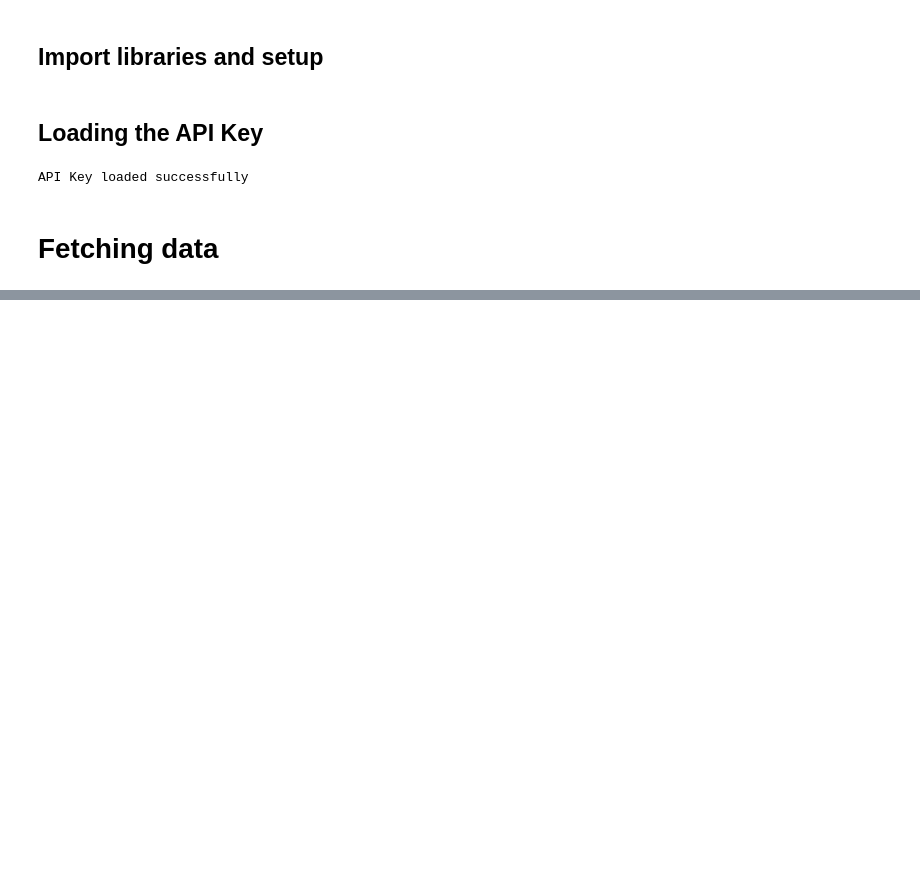
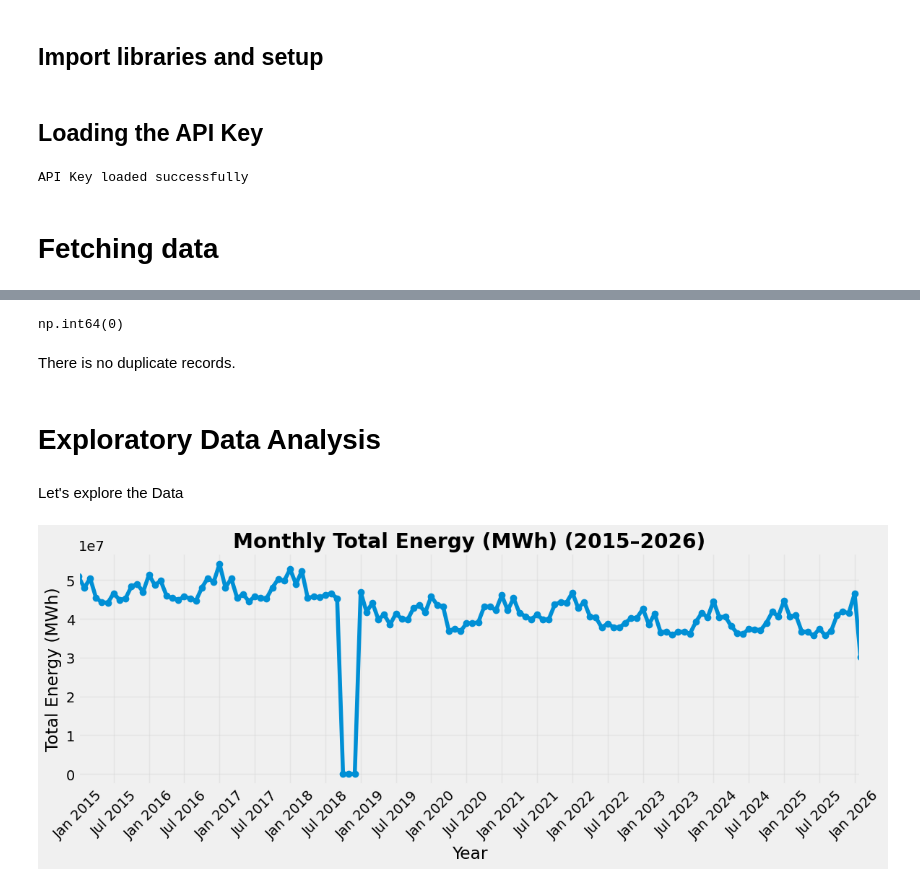
Before and after one commit to samithcsachi/grid-forecast, a Jupyter notebook: research/01_data_exploration.ipynb, the cells around one changed output, grey strips where cells are left out. Cells and saved outputs as stored; diff of their text form; code cells hidden in the pictures; blank space fills up the shorter version.

Commit message:
Updated Data Exploration

```diff
--- a/research/01_data_exploration.ipynb
+++ b/research/01_data_exploration.ipynb
@@ -301,0 +296,7 @@ Success! Saved 380477 rows.
+# %%
+df = pd.read_csv(r"artifacts/raw/power_consumption_germany.csv",
+    index_col=0,
+    parse_dates=True
+)
+# %%
+df.index = pd.to_datetime(df.index, utc=True).tz_convert('Europe/Berlin')
@@ -301,0 +433,40 @@ Success! Saved 380477 rows.
+# %%
+df.duplicated().sum()
+# %% [output]
+np.int64(0)
+# %% [markdown]
+There is no duplicate records.
+# %% [markdown]
+# Exploratory Data Analysis
+# %% [markdown]
+Let's explore the Data
+# %%
+import matplotlib.pyplot as plt
+import seaborn as sns
+color_pal = sns.color_palette()
+plt.style.use('fivethirtyeight')
+import warnings
+warnings.filterwarnings('ignore')
+# %%
+monthly_energy  = (df['load_Actual Load'].resample('ME').sum().mul(0.25))
+
+plt.figure(figsize=(12,5))
+
+ax = monthly_energy.plot(marker='o')
+
+ax.set_title("Monthly Total Energy (MWh) (2015–2026)", fontweight='bold')
+ax.set_xlabel("Year")
+ax.set_ylabel("Total Energy (MWh)")
+ax.grid(alpha=0.3)
+
+
+ax.set_xticks(monthly_energy.index[::6])
+ax.set_xticklabels(
+    monthly_energy.index.strftime('%b %Y')[::6],
+    rotation=45
+)
+
+plt.tight_layout()
+plt.show()
+# %% [output]
+[figure, added]
```
Also changed, not shown: parts of 23 cells of this notebook, 2 other files.
